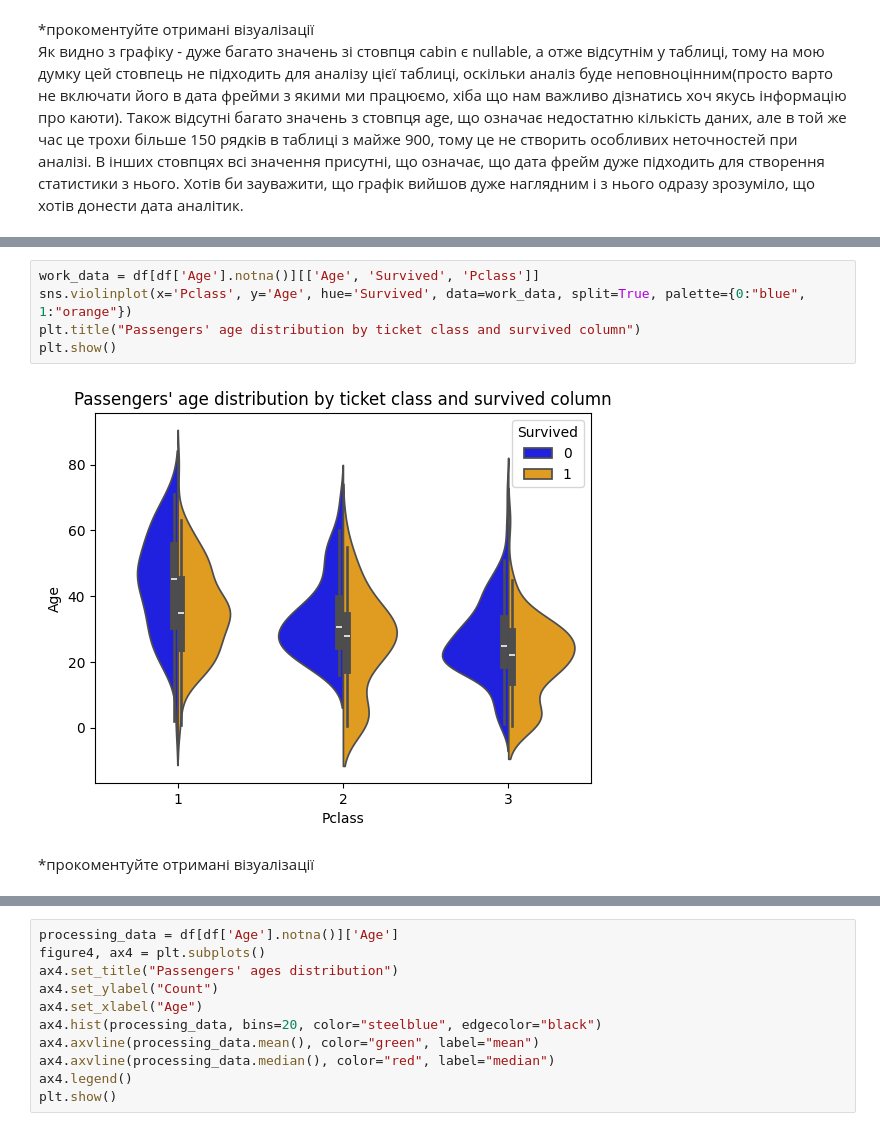
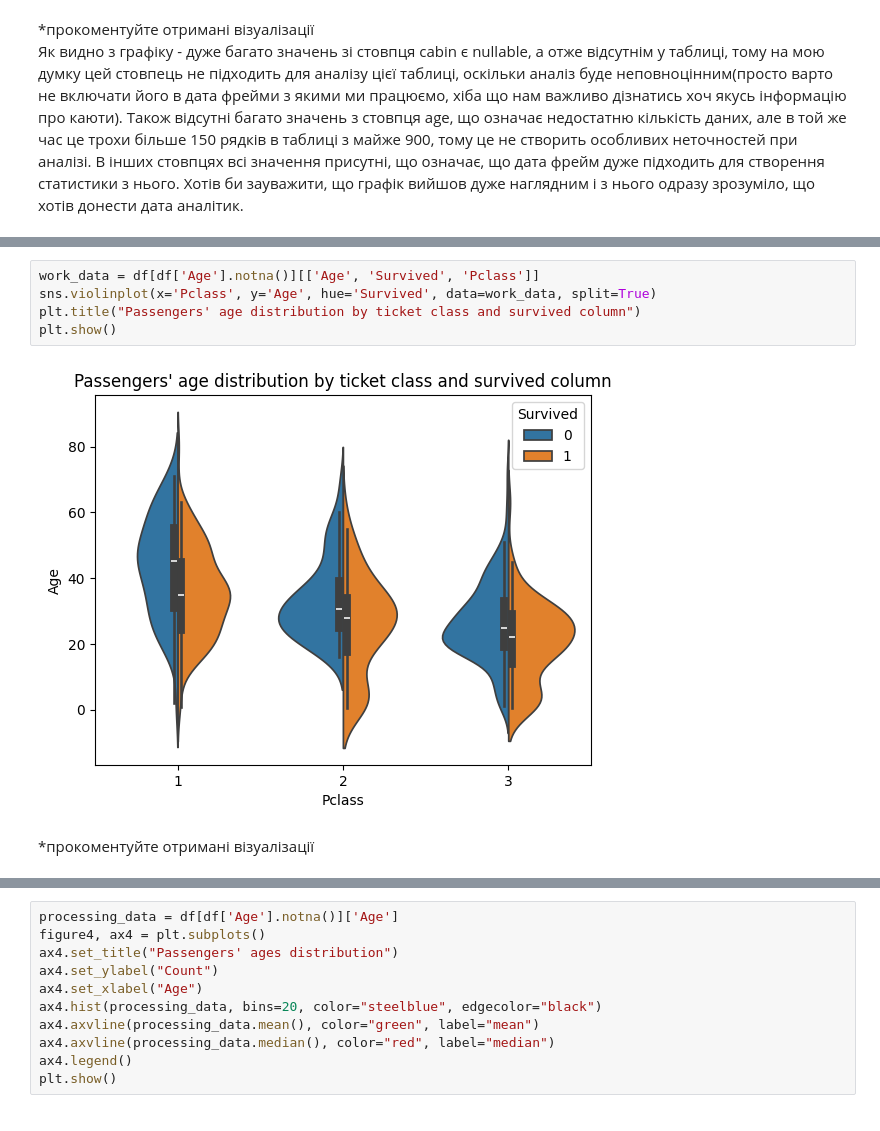
Before and after one commit to MaFiN1337/python-for-big-data-and-data-science, a Jupyter notebook: python_practice_10_2025.ipynb, the cells around one changed output, grey strips where cells are left out. Saved outputs shown, nothing was run; the diff lists cells and outputs as text.

```diff
--- a/python_practice_10_2025.ipynb
+++ b/python_practice_10_2025.ipynb
@@ -122,13 +122,13 @@ plt.show()
 ![image.png](embedded-picture-1)
 # %%
 work_data = df[df['Age'].notna()][['Age', 'Survived', 'Pclass']]
-sns.violinplot(x='Pclass', y='Age', hue='Survived', data=work_data, split=True, palette={0:"blue", 1:"orange"})
+sns.violinplot(x='Pclass', y='Age', hue='Survived', data=work_data, split=True)
 plt.title("Passengers' age distribution by ticket class and survived column")
 plt.show()
 # %% [output]
-[figure, old version]
+[figure, new version]
 # %% [markdown]
-*прокоментуйте отримані візуалізації
+*прокоментуйте отримані візуалізації<br>
 # %% [markdown]
 6. (13б) Побудуйте графік розподілу частот по віку пасажирів.
 
```
